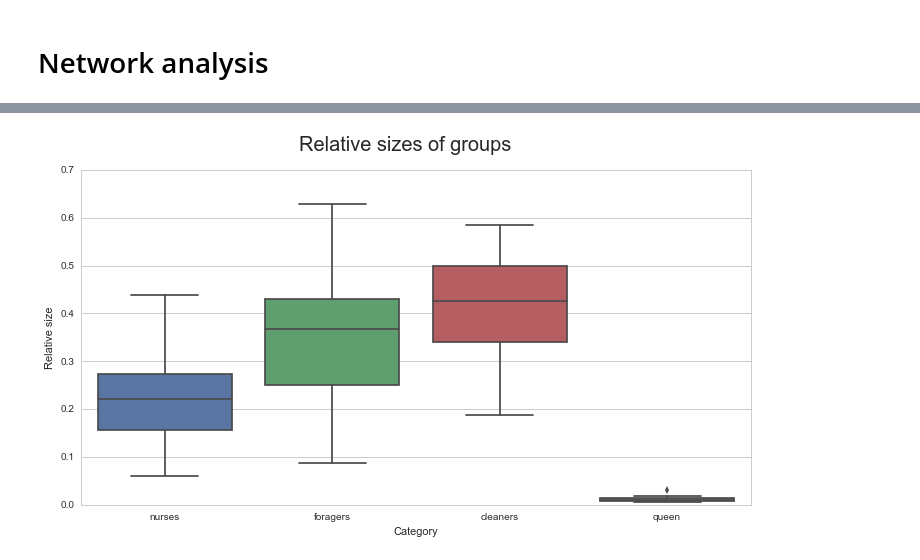
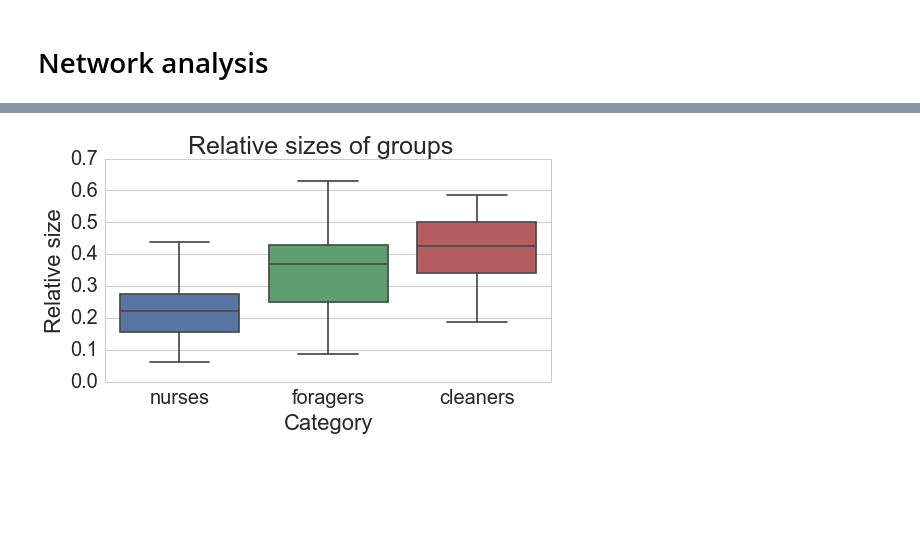
Before and after one commit to nebw/CNA_2016_project, a Jupyter notebook: Ant Colony CNA Project.ipynb, the cells around one changed output, grey strips where cells are left out. Drawn from its saved outputs; the diff is of its cells as text; code cells hidden in the pictures; blank space fills up the shorter version.

```diff
--- a/Ant Colony CNA Project.ipynb
+++ b/Ant Colony CNA Project.ipynb
@@ -11,7 +11,7 @@ import pandas as pd
 import seaborn as sns
 import matplotlib.pyplot as plt
 
-sns.set(rc={"figure.figsize": (16, 6)})
+sns.set(rc={"figure.figsize": (16, 6)}, font_scale=2)
 sns.set_style("whitegrid")
 pal = sns.color_palette()
 # %% [markdown]
@@ -252,14 +253,16 @@ for col in np.arange(fstacked.shape[0]):
                           'Relative size': fstacked[col, period, cat]})
 fdf = pd.DataFrame(fdict)
 # %%
-fig, ax = plt.subplots(figsize=(12, 6))
+fig, ax = plt.subplots(figsize=(8, 4))
 
 sns.boxplot(y='Relative size', x='Category', ax=ax, orient='v', #color='gray',
-            data=fdf.groupby('Category').filter(lambda vals: len(vals) > 1))
+            data=fdf.where(fdf.Category != 'queen').groupby('Category').filter(lambda vals: len(vals) > 1))
 
-_ = fig.suptitle('Relative sizes of groups', fontsize=20)
+_ = fig.suptitle('Relative sizes of groups', fontsize=25)
+
+fig.savefig('relative-size.png', dpi=300, transparent=True)
 # %% [output]
-[figure, old version]
+[figure, new version]
 # %%
 ddf = pd.DataFrame(dlist)
 # %%
```
Also changed, not shown: parts of 8 cells of this notebook.
